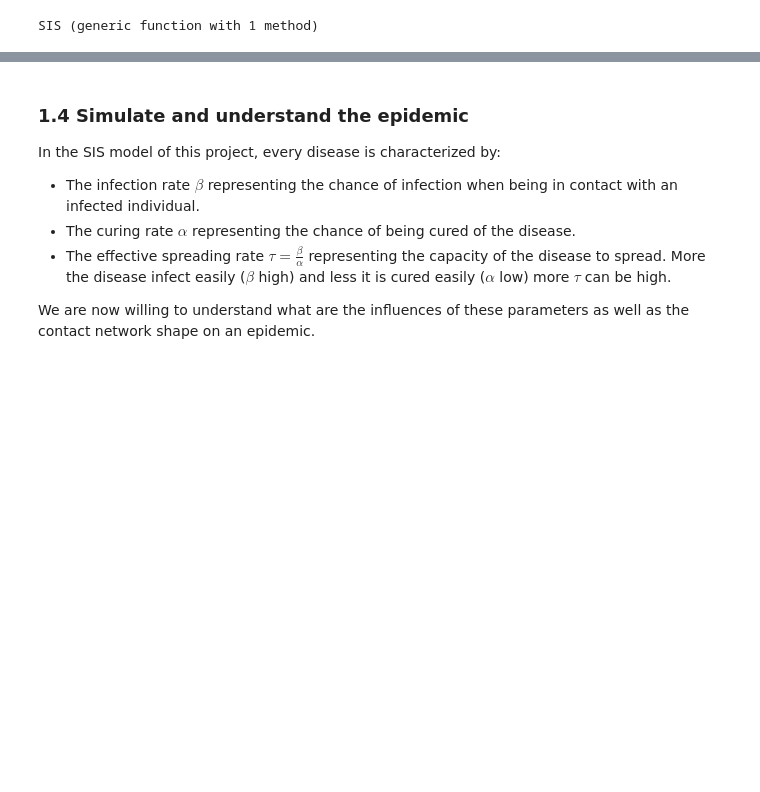
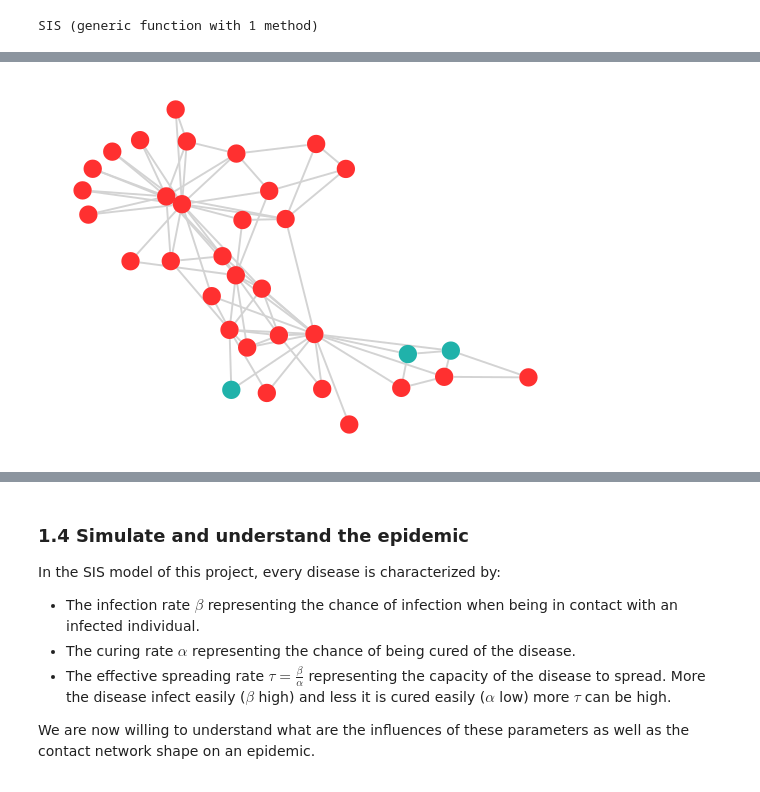
Before and after one commit to LorisGaven/Projet_Graphe, a Jupyter notebook: Projet Graphes 2022-2023.ipynb, the cells around one changed output, grey strips where cells are left out. Cells and saved outputs as stored; diff of their text form; code cells hidden in the pictures; blank space fills up the shorter version.

```diff
--- a/Projet Graphes 2022-2023.ipynb
+++ b/Projet Graphes 2022-2023.ipynb
@@ -296,9 +268,11 @@ nodefillc = nodecolor[state.+1]
 # %%
 draw(PNG("karat7_SIS_avant.png", 100cm, 100cm), gplot(karat7,nodefillc=nodefillc))
-new_state = SIS(karat7, state, 0.3, 0.5, 3)
+new_state = SIS(karat7, state, 0.5, 0, 1)
 nodefillc = nodecolor[new_state.+1]
 draw(PNG("karat7_SIS_apres.png", 100cm, 100cm), gplot(karat7,nodefillc=nodefillc))
-#gplot(karat7,nodefillc=nodefillc)
+gplot(karat7,nodefillc=nodefillc)
+# %% [output]
+[figure, added]
 # %%
 # Test on N7_2A
 n = size(n7_2A, 1)
```
Also changed, not shown: parts of 11 cells of this notebook, 8 other files.
